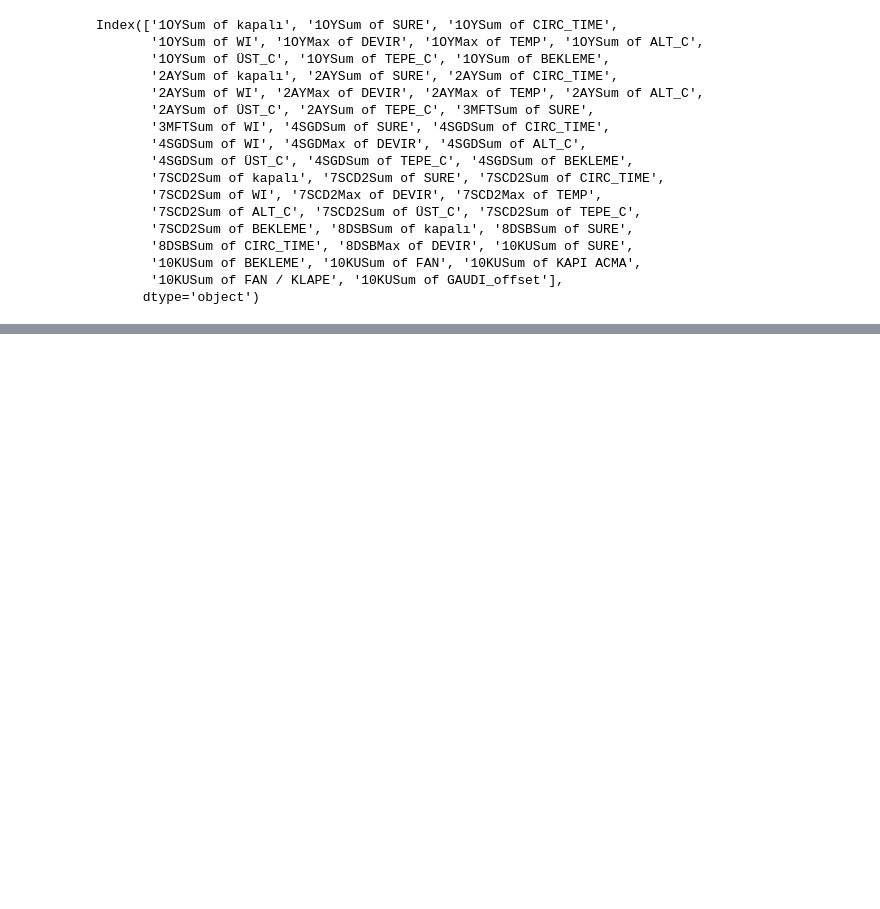
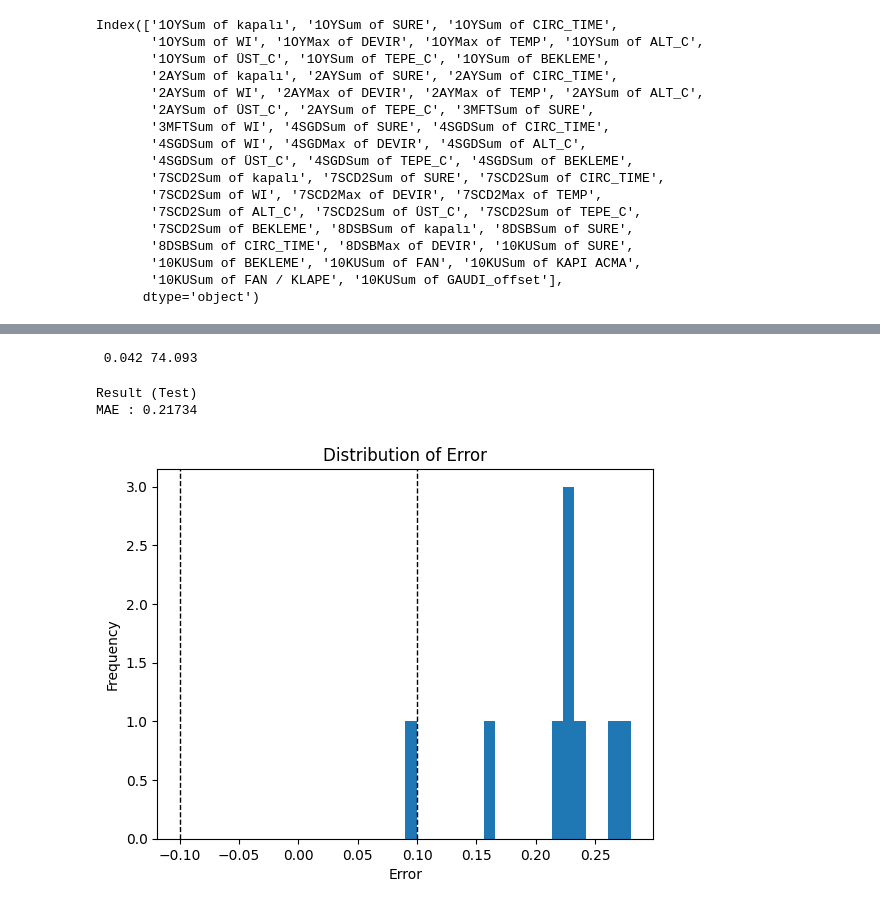
Before and after one commit to korkutanapa/thesiscodes, a Jupyter notebook: NN regressor.ipynb, the cells around one changed output, grey strips where cells are left out. Saved outputs shown, nothing was run; the diff lists cells and outputs as text; code cells hidden in the pictures; blank space fills up the shorter version.

```diff
--- a/NN regressor.ipynb
+++ b/NN regressor.ipynb
@@ -405,0 +403,39 @@ MAE : 0.04780
+# %%
+from xgboost import XGBRegressor
+model=XGBRegressor(n_estimators=100, max_depth=7, eta=0.1, subsample=0.7, colsample_bytree=0.8)
+model.fit(X, y)
+cv = RepeatedKFold(n_splits=5, n_repeats=3, random_state=79)
+scores1 = cross_val_score(model,X, y, scoring='neg_mean_absolute_error', cv=cv, n_jobs=-1, error_score='raise')
+scores3 = cross_val_score(model,X, y, scoring='r2', cv=cv, n_jobs=-1, error_score='raise')
+print(' %.3f %.3f' % (-mean(scores1),  100*mean(scores3)))
+# %% [output]
+ 0.042 74.093
+# %%
+predictions = model.predict(X_test)
+predictions=pd.DataFrame(predictions)
+df_test['outputCPI_XGB']=predictions
+# %%
+y_pred= predictions
+df_test['output']=y_pred
+from sklearn.metrics import mean_absolute_error as MAE
+output=df_test['output']
+variable=df_test['CPI']
+mae_var = MAE(variable, output)
+print('Result (Test)')
+print("MAE : %.5f" %(mae_var))
+import matplotlib.pyplot as plt
+result = pd.DataFrame()
+result['Y_True'] = variable
+result['Y_Pred'] = output
+result['Error'] = (result['Y_True'] - result['Y_Pred']).round(2)
+plt.hist(result['Error'], bins=20)
+plt.axvline(0.1, color='k', linestyle='dashed', linewidth=1)
+plt.axvline(-0.1, color='k', linestyle='dashed', linewidth=1)
+plt.title('Distribution of Error')
+plt.xlabel('Error')
+plt.ylabel('Frequency')
+plt.show()
+# %% [output]
+Result (Test)
+MAE : 0.21734
+[figure, added]
```
Also changed, not shown: parts of 17 cells of this notebook.
